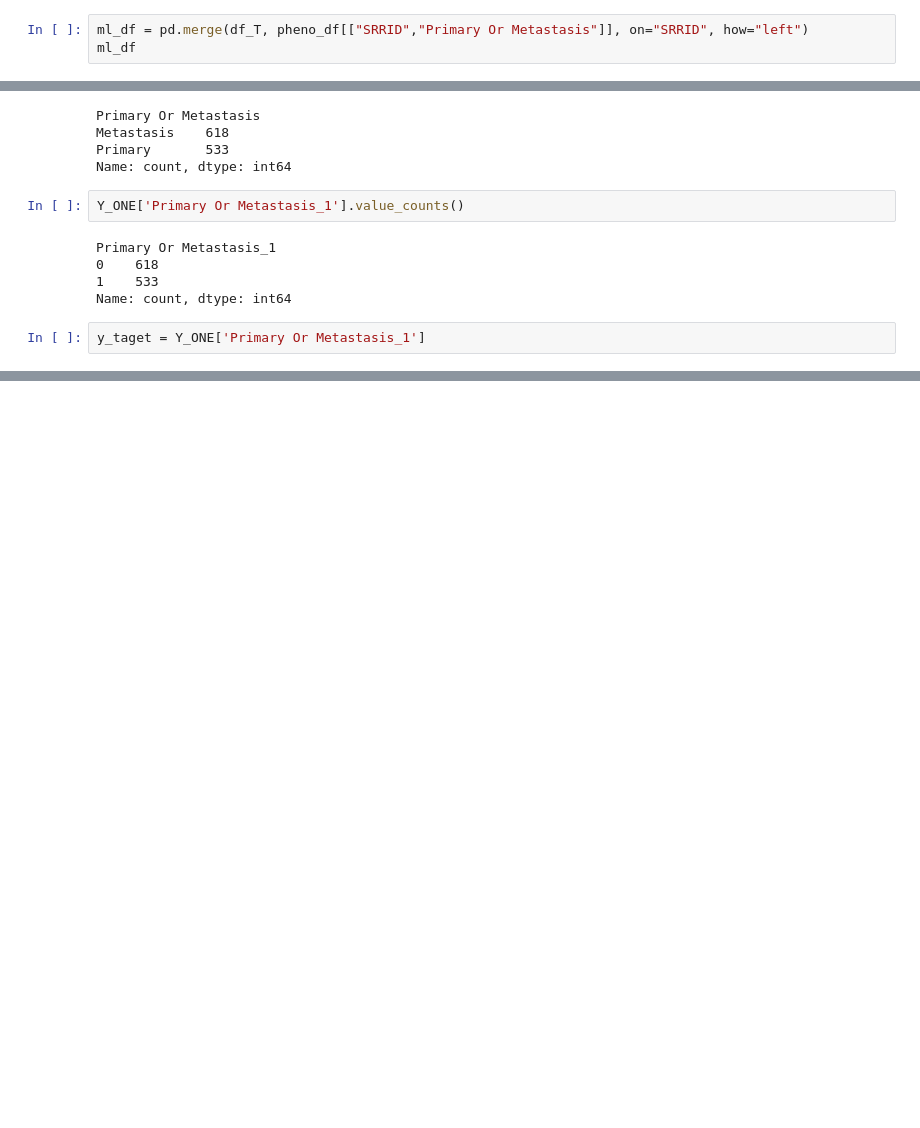
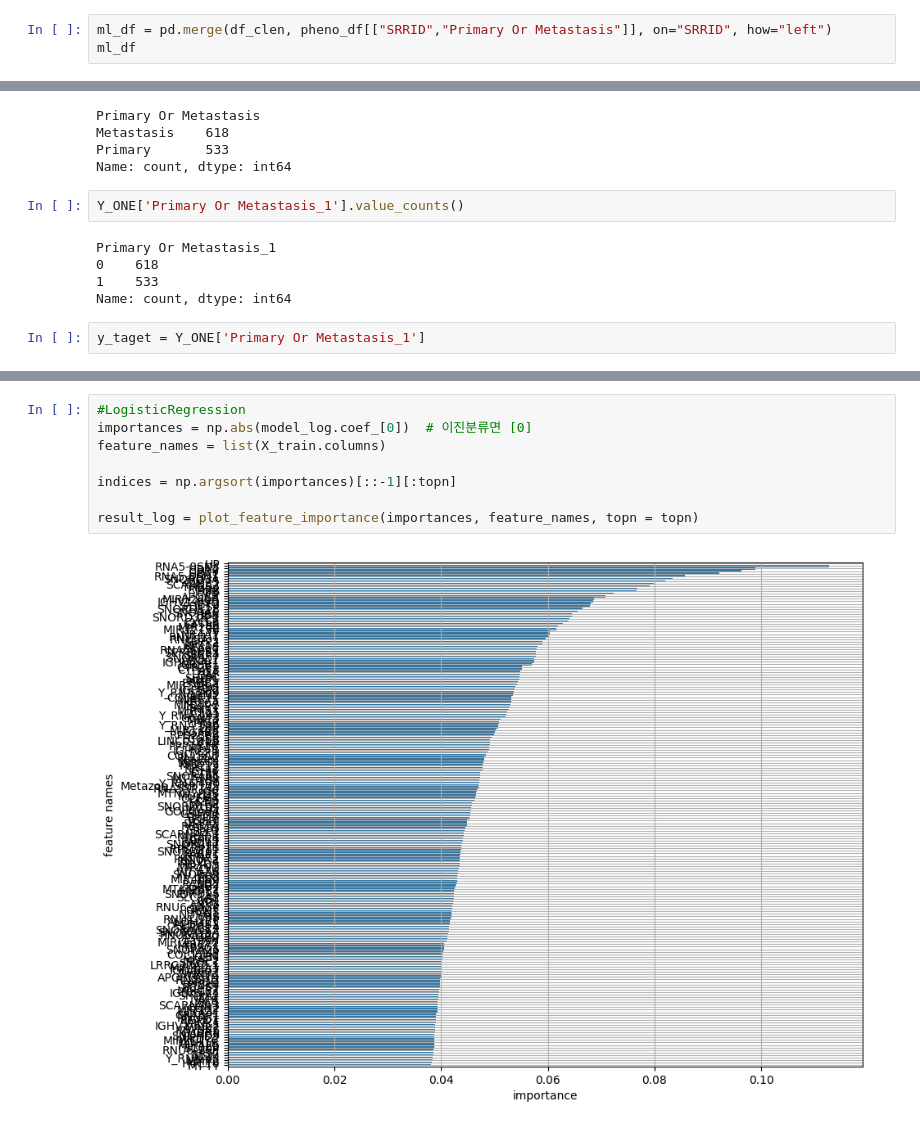
Before and after one commit to pauljo13/Metastasis_Predictive_modelling, a Jupyter notebook: code/Metastasis.ipynb, the cells around one changed output, grey strips where cells are left out. Cells and saved outputs as stored; diff of their text form; blank space fills up the shorter version.

```diff
--- a/code/Metastasis.ipynb
+++ b/code/Metastasis.ipynb
@@ -107,7 +119,7 @@ pheno_df[["SRRID","Primary Or Metastasis"]]
 | 1150 | SRR19732852 | Primary |
 1151 rows × 2 columns
 # %%
-ml_df = pd.merge(df_T, pheno_df[["SRRID","Primary Or Metastasis"]], on="SRRID", how="left")
+ml_df = pd.merge(df_clen, pheno_df[["SRRID","Primary Or Metastasis"]], on="SRRID", how="left")
 ml_df
 # %% [output]
 |  | SRRID | TSPAN6 | TNMD | DPM1 | SCYL3 | FIRRM | FGR | CFH | FUCA2 | GCLC | ... | ... |
@@ -199,0 +369,10 @@ test data : (231, 44177) (231,)
+# %%
+#LogisticRegression
+importances = np.abs(model_log.coef_[0])  # 이진분류면 [0]
+feature_names = list(X_train.columns)
+
+indices = np.argsort(importances)[::-1][:topn]
+
+result_log = plot_feature_importance(importances, feature_names, topn = topn)
+# %% [output]
+[figure, added]
```
Also changed, not shown: parts of 35 cells of this notebook.
